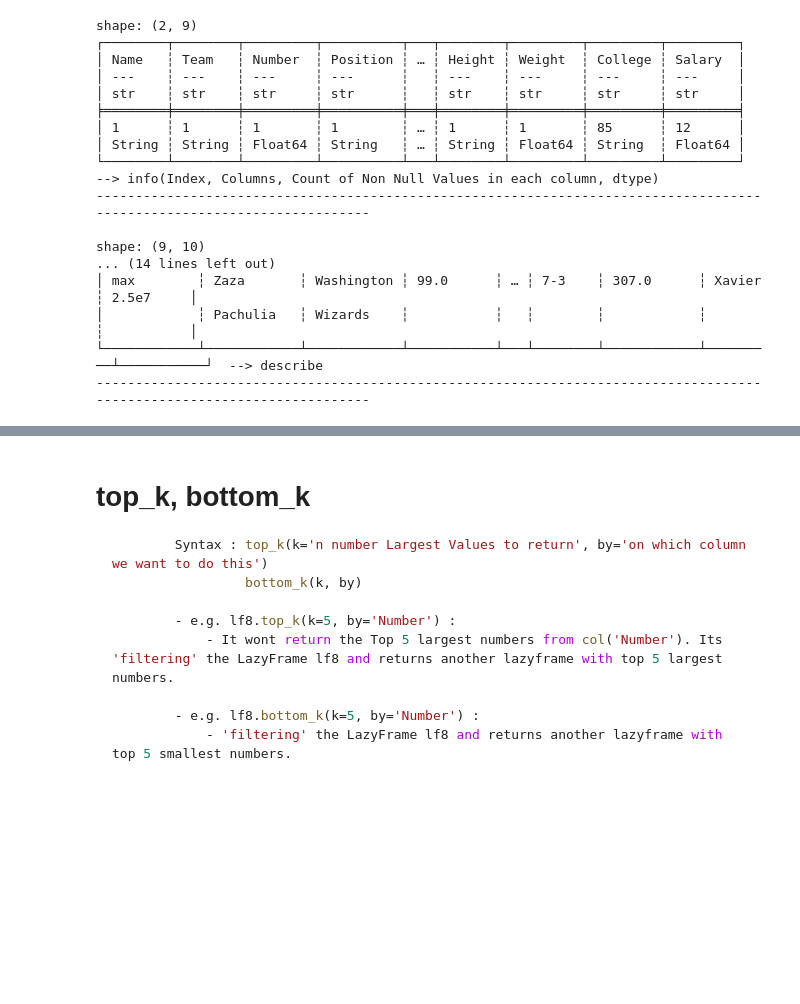
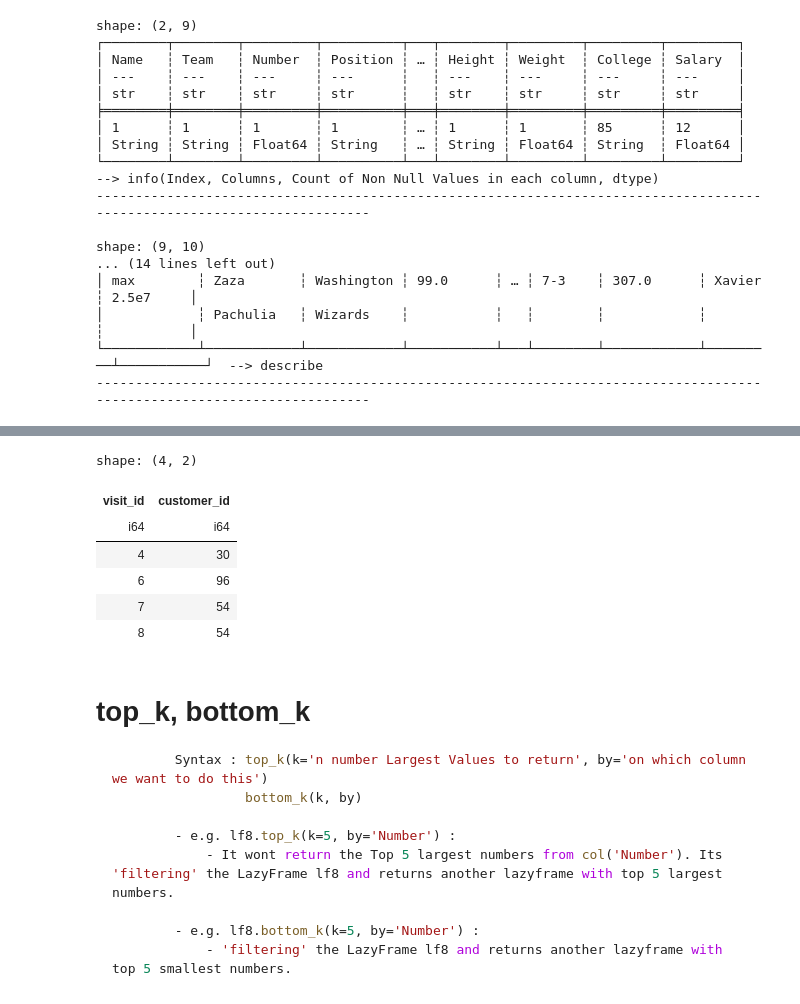
Before and after one commit to speedy1601/Data-Science-Library, a Jupyter notebook: polars/DataFrame.ipynb, the cells around one changed output, grey strips where cells are left out. Drawn from its saved outputs; the diff is of its cells as text; code cells hidden in the pictures; blank space fills up the shorter version.

Commit message:
practiced 50 leetcode sql problems here using Pandas and Polars

````diff
--- a/polars/DataFrame.ipynb
+++ b/polars/DataFrame.ipynb
@@ -191,0 +194,10 @@ shape: (9, 10)
+# %%
+import pandas as pd
+
+data = [[1, 23], [2, 9], [4, 30], [5, 54], [6, 96], [7, 54], [8, 54]]
+visits = pd.DataFrame(data, columns=['visit_id', 'customer_id']).astype({'visit_id':'Int64', 'customer_id':'Int64'})
+data = [[2, 5, 310], [3, 5, 300], [9, 5, 200], [12, 1, 910], [13, 2, 970]]
+transactions = pd.DataFrame(data, columns=['transaction_id', 'visit_id', 'amount']).astype({'transaction_id':'Int64', 'visit_id':'Int64', 'amount':'Int64'})
+
+print(visits, extra_info(color_text("visits")))
+print(transactions, extra_info(color_text("transactions")))
@@ -192,3 +222,30 @@ shape: (9, 10)
+# %%
+visits, transactions = pl.LazyFrame(visits), pl.LazyFrame(transactions)
+transactions_visit_id = transactions.select(col('visit_id')).collect() # without collect() is_in() below won't work
+
+visits.filter( ~col('visit_id').is_in(transactions_visit_id) ) .collect()
+
+s= '''
+        If we did is_in() using the same lazyframe 'visits' then we would just say something like this :
+            visits.filter( ~col('visit_id').is_in(col('customer_id')) )
+
+        But since we want to is_in() between 2 columns which belongs to 2 DIFFERENT LAZYFRAME, we did :
+            transactions_visit_id = transactions.select(col('visit_id')).collect()
+
+            Why need to write collect()?
+            ----------------------------
+            visits.filter(..) is already query here. Now inside filter(..) if we say :
+                col('visit_id').is_in( transactions.select(col('visit_id')) ), here transactions.select(col('visit_id')) is
+                ANOTHER QUERY. So query inside query which polars doesn't allow.
+'''
+# %% [output]
+shape: (4, 2)
+| visit_id | customer_id |
+| i64 | i64 |
+| 4 | 30 |
+| 6 | 96 |
+| 7 | 54 |
+| 8 | 54 |
 # %% [markdown]
 #                                                 top_k, bottom_k
 ```js
````
Also changed, not shown: parts of 3 cells of this notebook, 11 other files.
